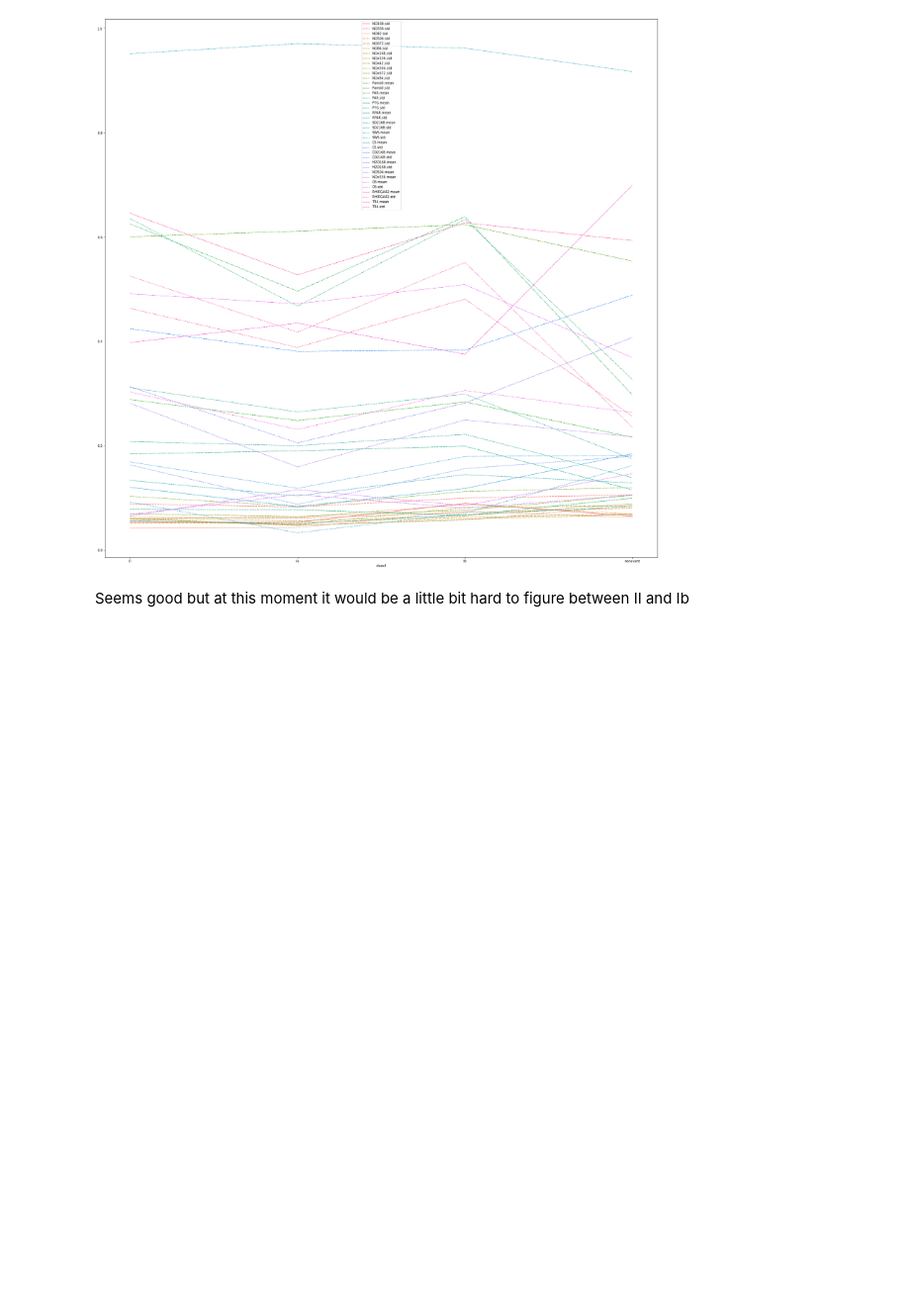
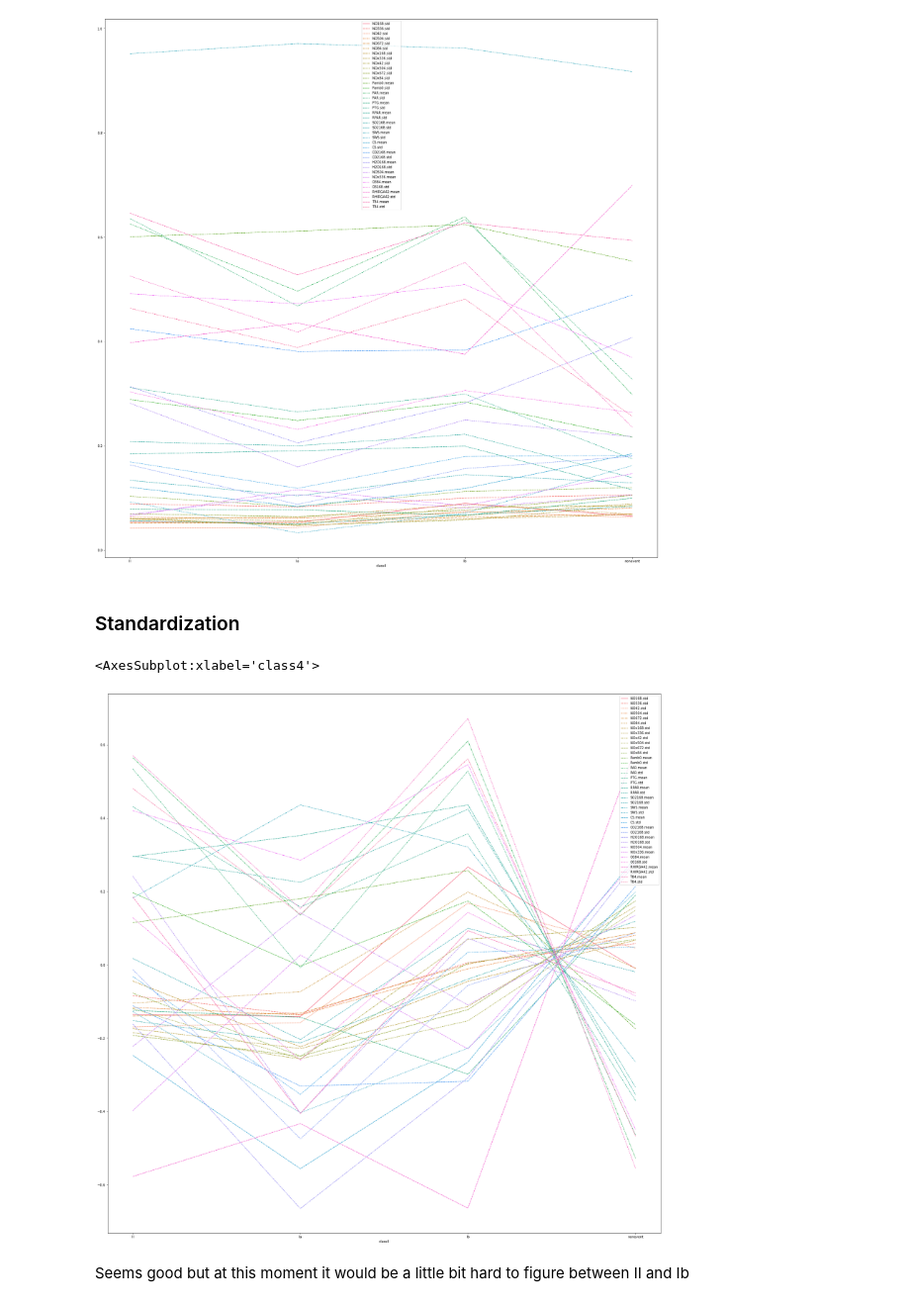
Before and after one commit to chendebiao/IML_term, a Jupyter notebook: 1. feature_reduction.ipynb, the cells around one changed output. Shown at 99% size. Saved outputs shown, nothing was run; the diff lists cells and outputs as text; code cells hidden in the pictures; blank space fills up the shorter version.

```diff
--- a/1. feature_reduction.ipynb
+++ b/1. feature_reduction.ipynb
@@ -139,5 +142,24 @@ sns.lineplot(data=new_features_norm.groupby('class4').mean())
 # %% [output]
 <AxesSubplot:xlabel='class4'>
 [figure]
+# %% [markdown]
+### Standardization
+# %%
+from sklearn.preprocessing import StandardScaler,MinMaxScaler
+standard_scaler = StandardScaler()
+standard_scaler.fit(new_features)
+# new_features = new_data.drop(columns=(['class4','class2']))
+new_feature_std_scale = pd.DataFrame(standard_scaler.transform(new_features))
+new_feature_std_scale.index = new_features.index
+new_feature_std_scale.columns = new_features.columns
+new_feature_std_scale.insert(0, 'class2', new_data['class2'])
+new_feature_std_scale.insert(0, 'class4', new_data['class4'])
+
+f = plt.figure(figsize=(30, 30))
+sns.lineplot(data=new_feature_std_scale.groupby('class4').mean())
+# new_features
+# %% [output]
+<AxesSubplot:xlabel='class4'>
+[figure, added]
 # %% [markdown]
 Seems good but at this moment it would be a little bit hard to figure between II and Ib
```
Also changed, not shown: parts of 3 cells of this notebook, 8 other files.
